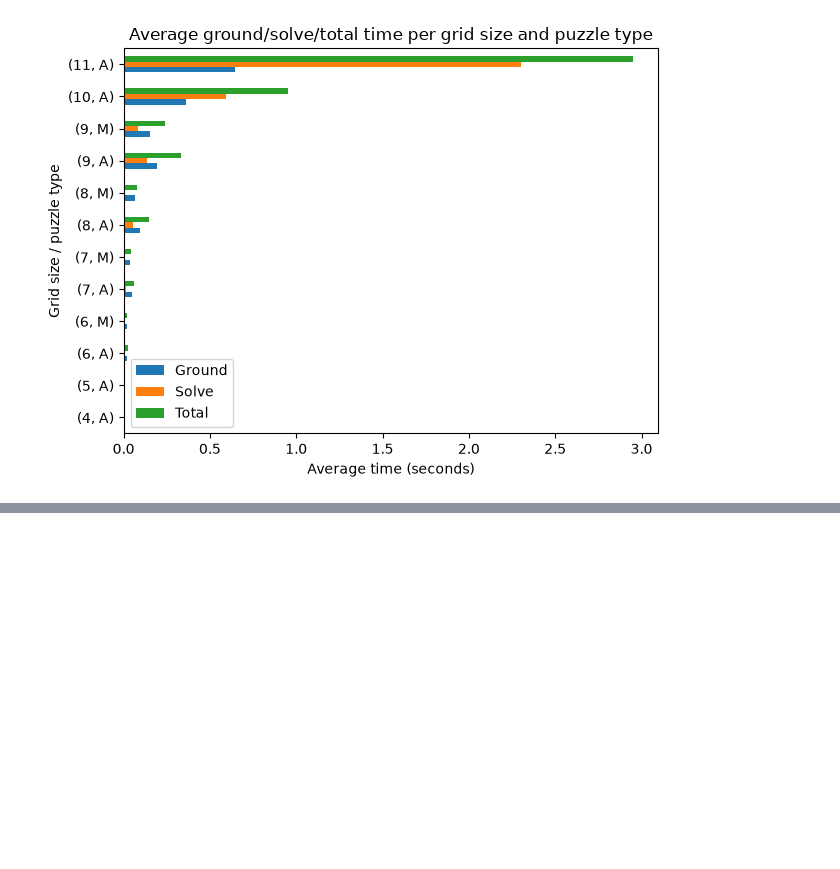
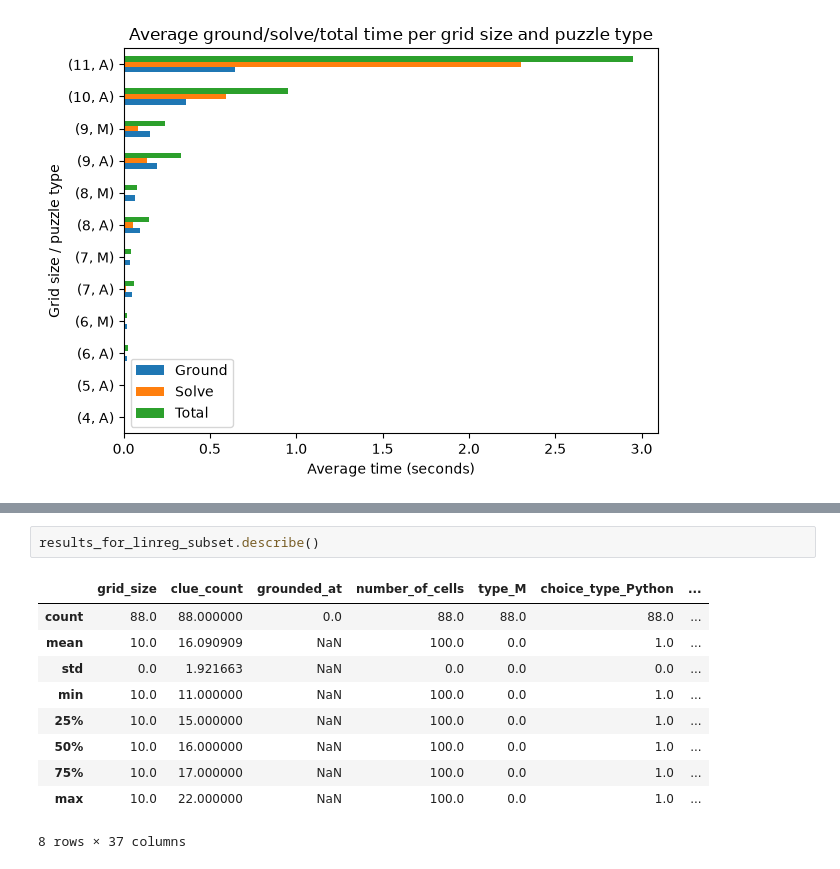
Before and after one commit to jurgendevries-ou-student/murdoku-solve, a Jupyter notebook: extraction/run/experiment.ipynb, the cells around one changed output, grey strips where cells are left out. Saved outputs shown, nothing was run; the diff lists cells and outputs as text; blank space fills up the shorter version.

```diff
--- a/extraction/run/experiment.ipynb
+++ b/extraction/run/experiment.ipynb
@@ -1102,0 +1129,13 @@ R-squared: 0.90
+# %%
+results_for_linreg_subset.describe()
+# %% [output]
+|  | grid_size | clue_count | grounded_at | number_of_cells | type_M | choice_type_Python | ... |
+| count | 88.0 | 88.000000 | 0.0 | 88.0 | 88.0 | 88.0 | ... |
+| mean | 10.0 | 16.090909 | NaN | 100.0 | 0.0 | 1.0 | ... |
+| std | 0.0 | 1.921663 | NaN | 0.0 | 0.0 | 0.0 | ... |
+| min | 10.0 | 11.000000 | NaN | 100.0 | 0.0 | 1.0 | ... |
+| 25% | 10.0 | 15.000000 | NaN | 100.0 | 0.0 | 1.0 | ... |
+| 50% | 10.0 | 16.000000 | NaN | 100.0 | 0.0 | 1.0 | ... |
+| 75% | 10.0 | 17.000000 | NaN | 100.0 | 0.0 | 1.0 | ... |
+| max | 10.0 | 22.000000 | NaN | 100.0 | 0.0 | 1.0 | ... |
+8 rows × 37 columns
```
Also changed, not shown: parts of 4 cells of this notebook.
